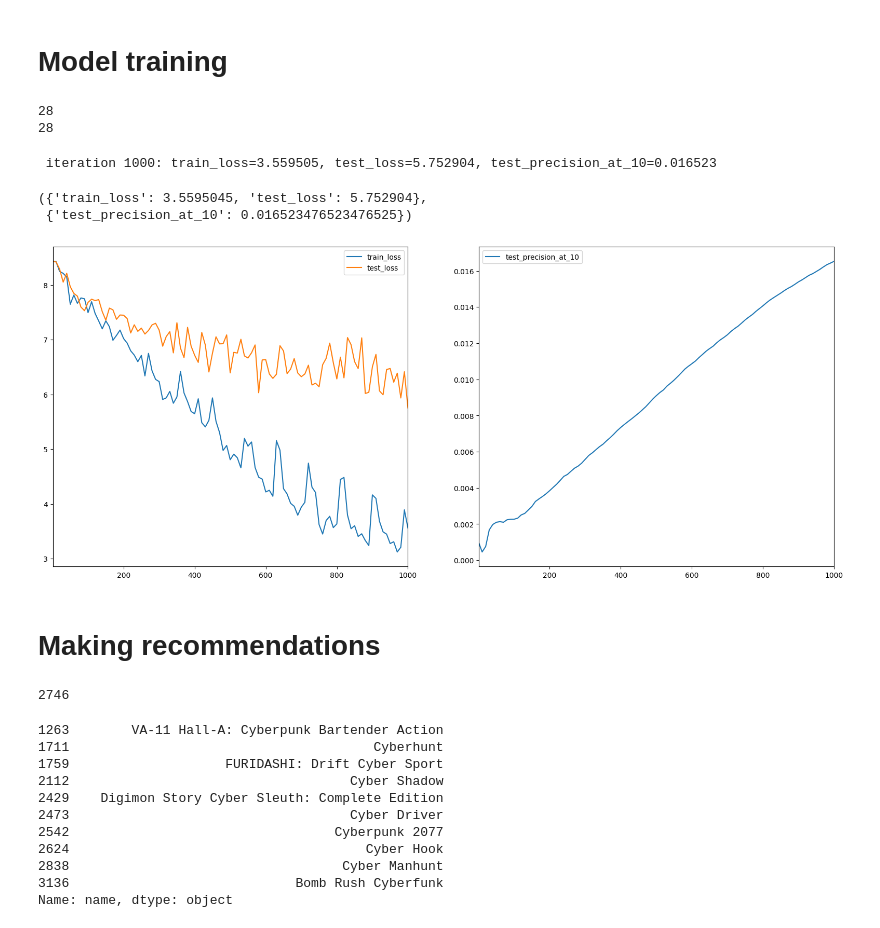
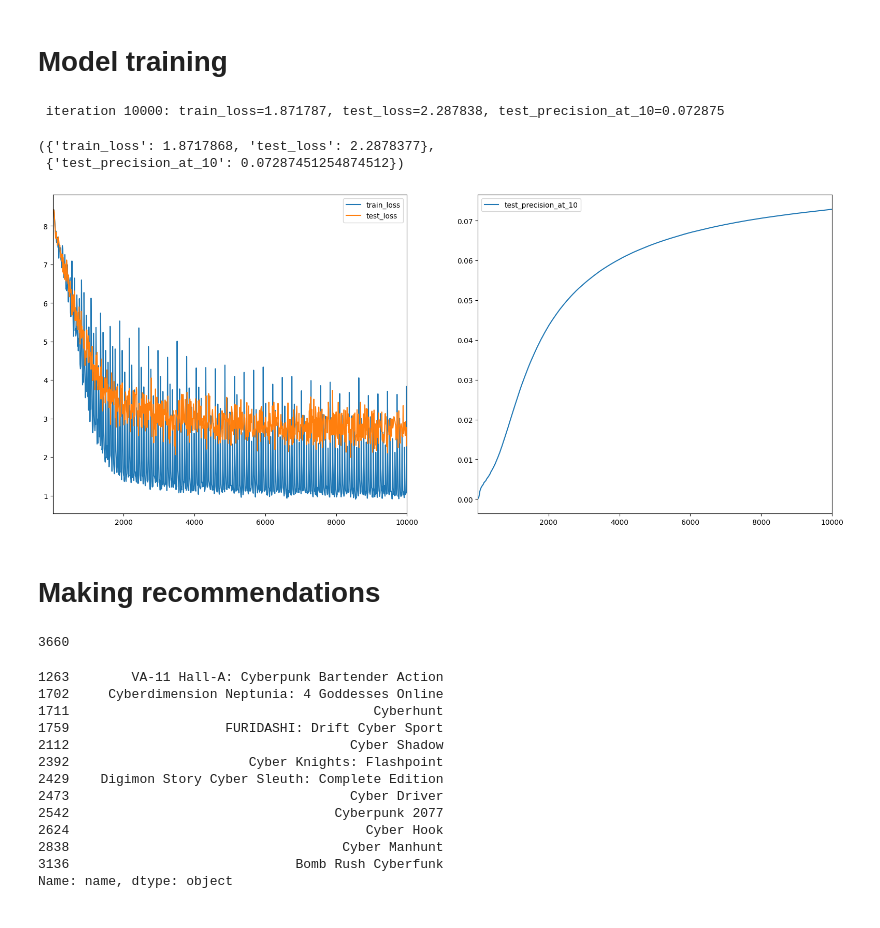
Before and after one commit to maqnitude/games-recommender, a Jupyter notebook: softmax_model.ipynb, the cells around one changed output. Saved outputs shown, nothing was run; the diff lists cells and outputs as text; code cells hidden in the pictures.

Commit message:
update softmax_model notebook

```diff
--- a/softmax_model.ipynb
+++ b/softmax_model.ipynb
@@ -27,7 +26,7 @@ Mounted at /content/drive
 # %% [markdown]
 # Data Preparation
 # %%
-DATA_URL = '/content/drive/MyDrive/Colab Notebooks/recommendation-system/data'
+DATA_URL = '/content/drive/MyDrive/CS114 - Machine Learning/recommendation-system/data'
 # %%
 games_df = pd.read_csv(os.path.join(DATA_URL, 'games.csv'))
 user_game_df = pd.read_csv(os.path.join(DATA_URL, 'user_game_200k.csv'))
@@ -404,17 +403,14 @@ with tf.Graph().as_default():
           "genres": make_embedding_col("genres", 4),
       },
       hidden_dims=[30])
-# %% [output]
-28
-28
 # %%
 softmax_model.train(
-    learning_rate=5., num_iterations=3000, optimizer=tf.train.AdagradOptimizer)
+    learning_rate=3., num_iterations=10000, optimizer=tf.train.AdagradOptimizer)
 # %% [output]
- iteration 1000: train_loss=3.559505, test_loss=5.752904, test_precision_at_10=0.016523
+ iteration 10000: train_loss=1.871787, test_loss=2.287838, test_precision_at_10=0.072875
-({'train_loss': 3.5595045, 'test_loss': 5.752904},
- {'test_precision_at_10': 0.016523476523476525})
+({'train_loss': 1.8717868, 'test_loss': 2.2878377},
+ {'test_precision_at_10': 0.07287451254874512})
-[figure, old version]
+[figure, new version]
 # %% [markdown]
 # Making recommendations
 # %%
@@ -476,11 +472,13 @@ print(len(unique_games_left))
 game_name = 'cyber'
 unique_games_left[unique_games_left.str.contains(game_name, case=False)]
 # %% [output]
-2746
+3660
 1263        VA-11 Hall-A: Cyberpunk Bartender Action
+1702     Cyberdimension Neptunia: 4 Goddesses Online
 1711                                       Cyberhunt
 1759                    FURIDASHI: Drift Cyber Sport
 2112                                    Cyber Shadow
+2392                       Cyber Knights: Flashpoint
 2429    Digimon Story Cyber Sleuth: Complete Edition
 2473                                    Cyber Driver
 2542                                  Cyberpunk 2077
```
Also changed, not shown: parts of 15 cells of this notebook.
